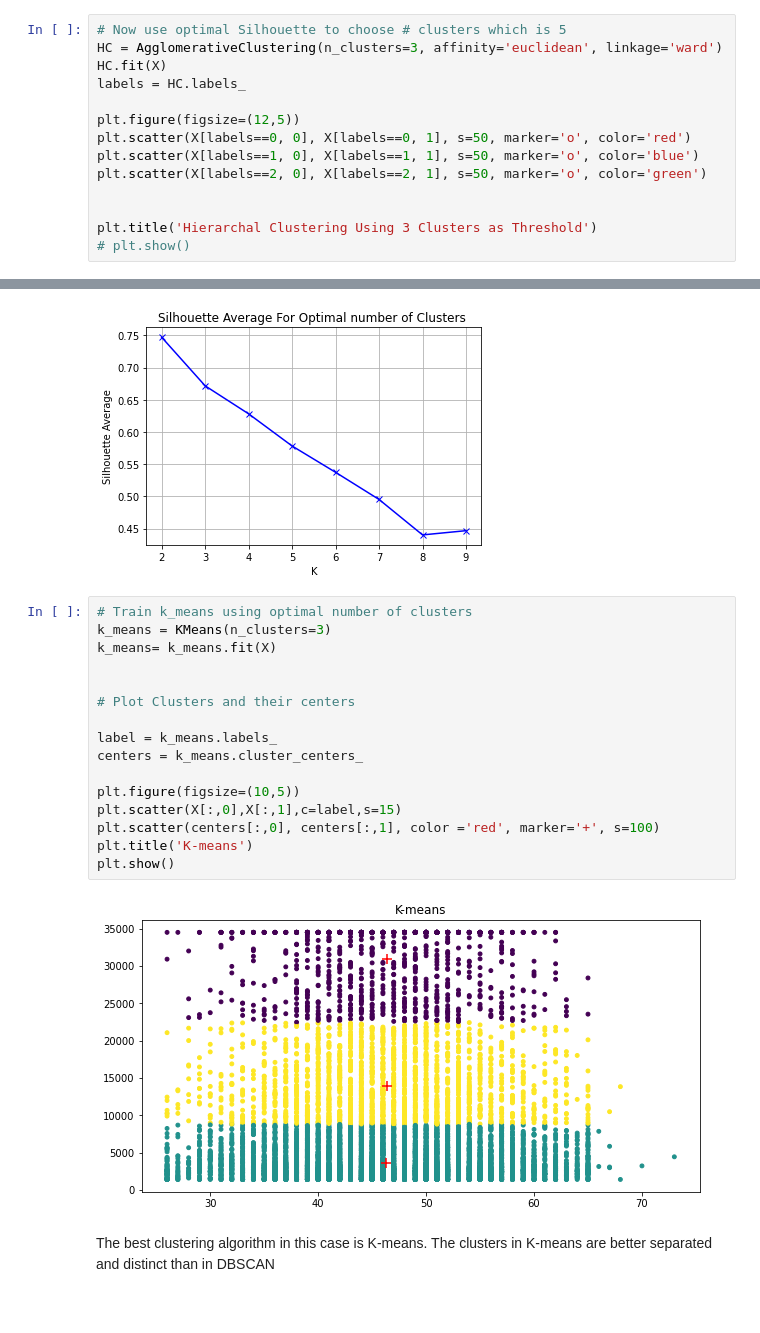
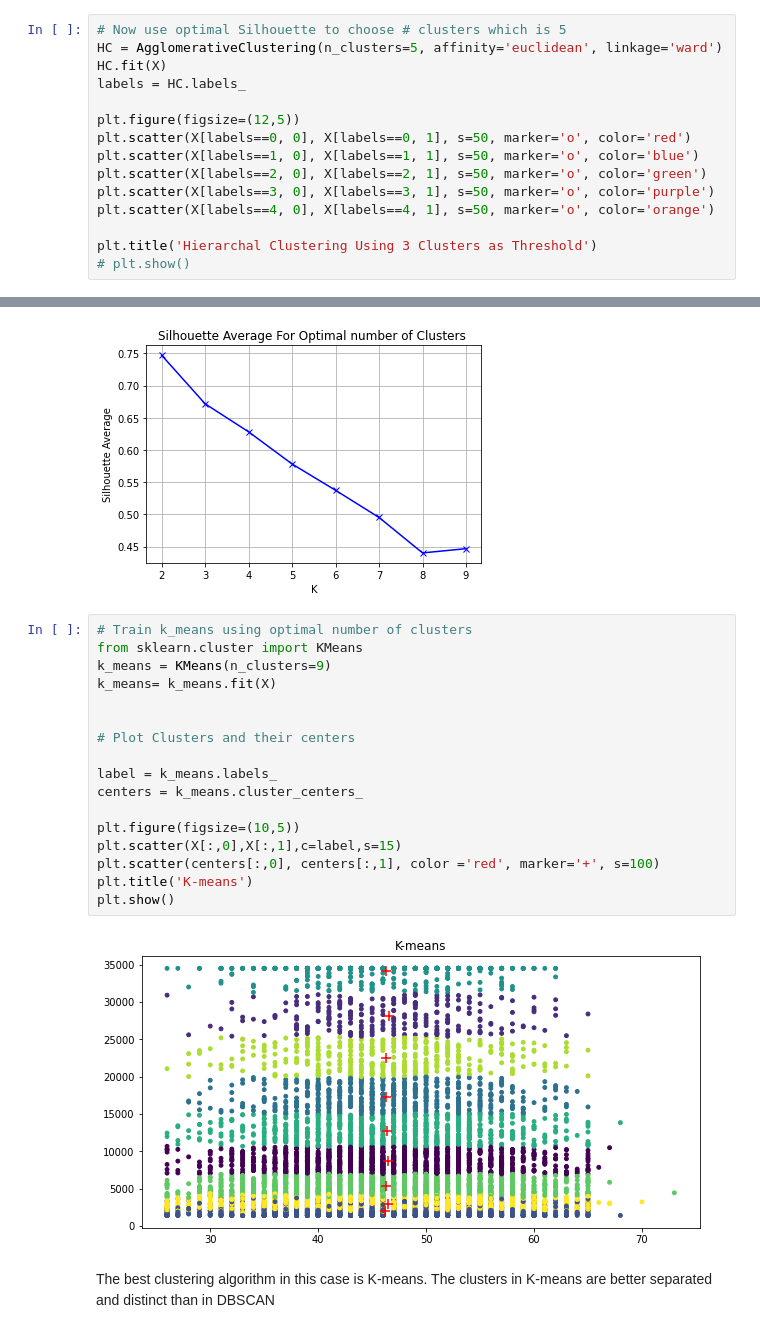
Before and after one commit to Denis04-M/bank-customer-classfication, a Jupyter notebook: bank_customers.ipynb, the cells around one changed output, grey strips where cells are left out. Saved outputs shown, nothing was run; the diff lists cells and outputs as text.

```diff
--- a/bank_customers.ipynb
+++ b/bank_customers.ipynb
@@ -162,7 +172,7 @@ plt.grid()
 [figure]
 # %%
 # Now use optimal Silhouette to choose # clusters which is 5
-HC = AgglomerativeClustering(n_clusters=3, affinity='euclidean', linkage='ward')
+HC = AgglomerativeClustering(n_clusters=5, affinity='euclidean', linkage='ward')
 HC.fit(X)
 labels = HC.labels_
 
@@ -170,7 +180,8 @@ plt.figure(figsize=(12,5))
 plt.scatter(X[labels==0, 0], X[labels==0, 1], s=50, marker='o', color='red')
 plt.scatter(X[labels==1, 0], X[labels==1, 1], s=50, marker='o', color='blue')
 plt.scatter(X[labels==2, 0], X[labels==2, 1], s=50, marker='o', color='green')
-
+plt.scatter(X[labels==3, 0], X[labels==3, 1], s=50, marker='o', color='purple')
+plt.scatter(X[labels==4, 0], X[labels==4, 1], s=50, marker='o', color='orange')
 
 plt.title('Hierarchal Clustering Using 3 Clusters as Threshold')
 # plt.show()
@@ -365,22 +371,23 @@ plt.grid()
 [figure]
 # %%
 # Train k_means using optimal number of clusters
-k_means = KMeans(n_clusters=3)
+from sklearn.cluster import KMeans
+k_means = KMeans(n_clusters=9)
 k_means= k_means.fit(X)
 
 
 # Plot Clusters and their centers
 
 label = k_means.labels_
 centers = k_means.cluster_centers_
 
 plt.figure(figsize=(10,5))
 plt.scatter(X[:,0],X[:,1],c=label,s=15)
 plt.scatter(centers[:,0], centers[:,1], color ='red', marker='+', s=100)
 plt.title('K-means')
 plt.show()
 # %% [output]
-[figure, old version]
+[figure, new version]
 # %% [markdown]
 The best clustering algorithm in this case is K-means. The clusters in K-means are better separated and distinct than in DBSCAN
 # %% [markdown]
```
Also changed, not shown: parts of 10 cells of this notebook.
